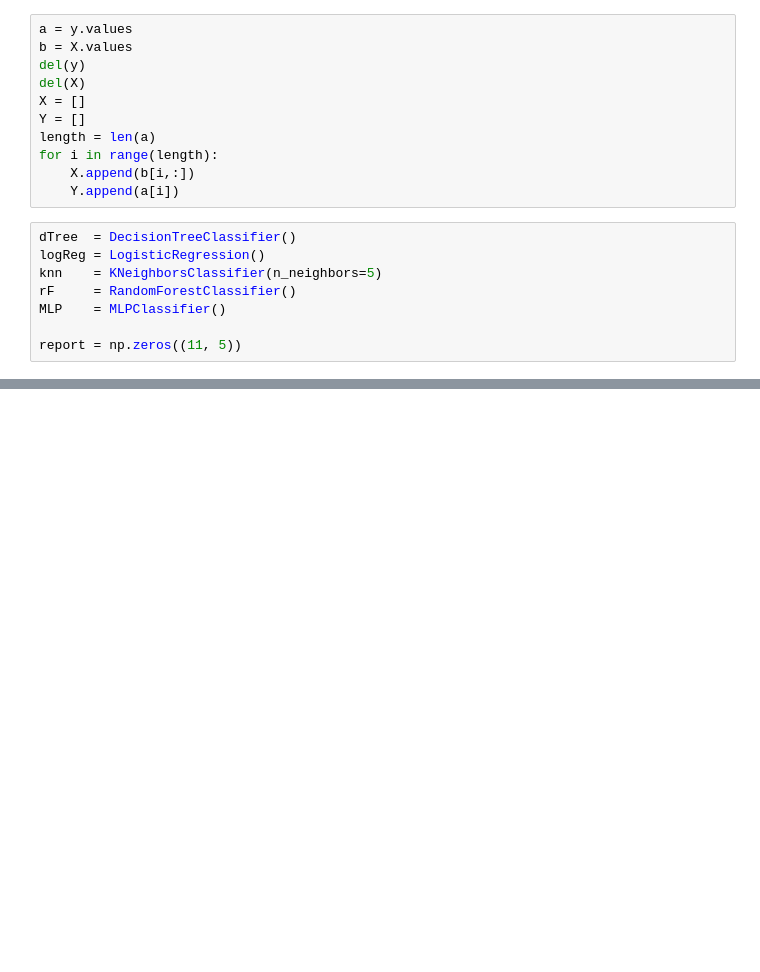
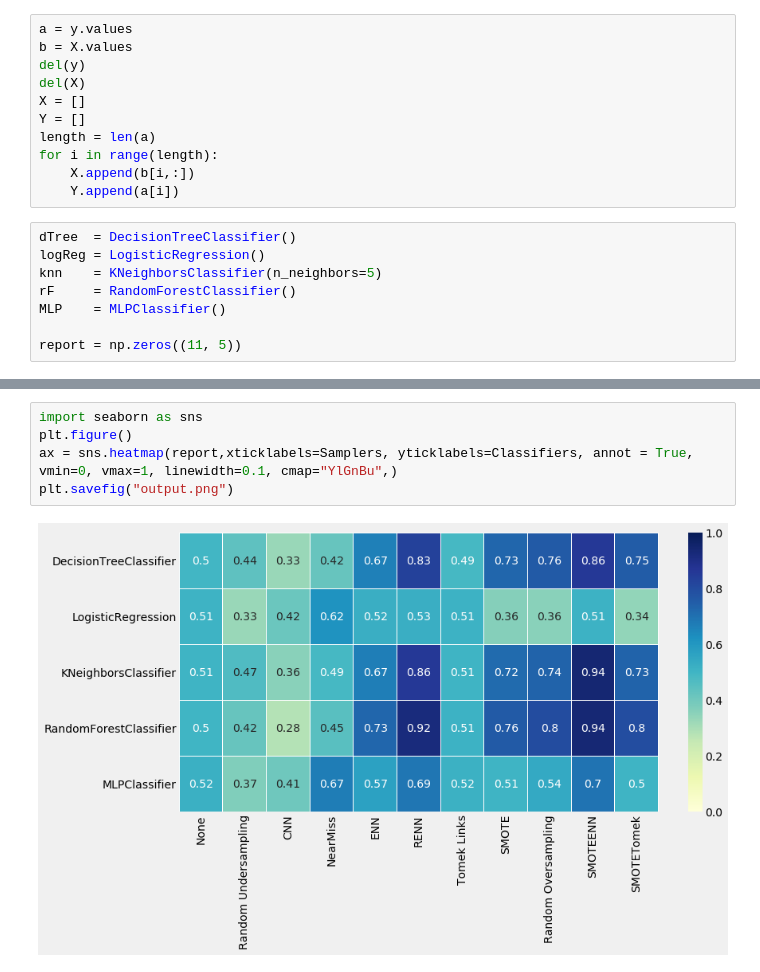
Before and after one commit to jzm0144/Educational-Data-Mining, a Jupyter notebook: EDM Unbalanced data classification with Cross Validation.ipynb, the cells around one changed output, grey strips where cells are left out. Drawn from its saved outputs; the diff is of its cells as text; blank space fills up the shorter version.

```diff
--- a/EDM Unbalanced data classification with Cross Validation.ipynb
+++ b/EDM Unbalanced data classification with Cross Validation.ipynb
@@ -431,0 +432,7 @@ df
+# %%
+import seaborn as sns
+plt.figure()
+ax = sns.heatmap(report,xticklabels=Samplers, yticklabels=Classifiers, annot = True, vmin=0, vmax=1, linewidth=0.1, cmap="YlGnBu",)
+plt.savefig("output.png")
+# %% [output]
+[figure, added]
```
Also changed, not shown: parts of 13 cells of this notebook.
